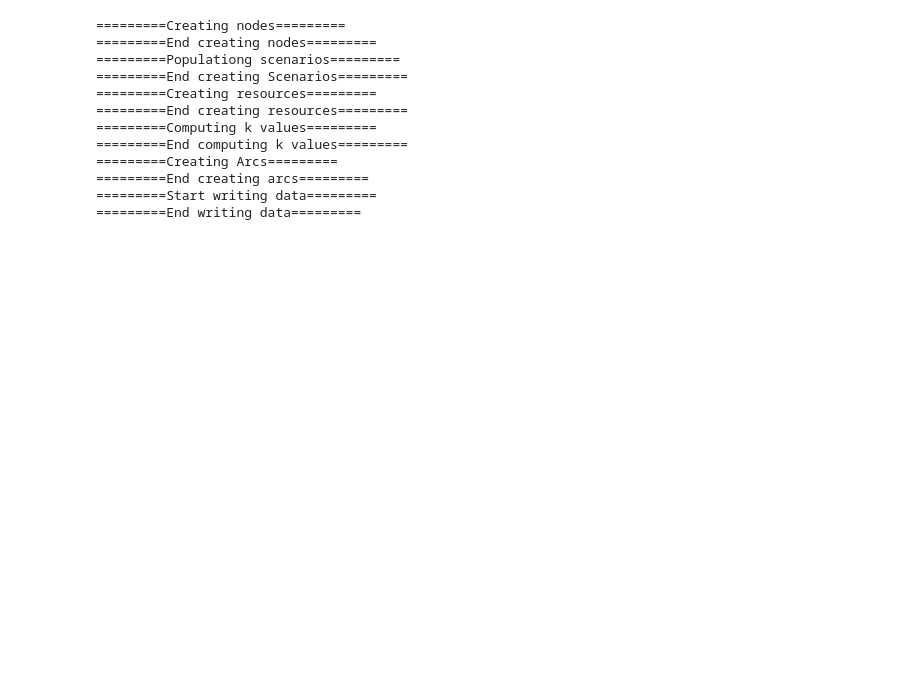
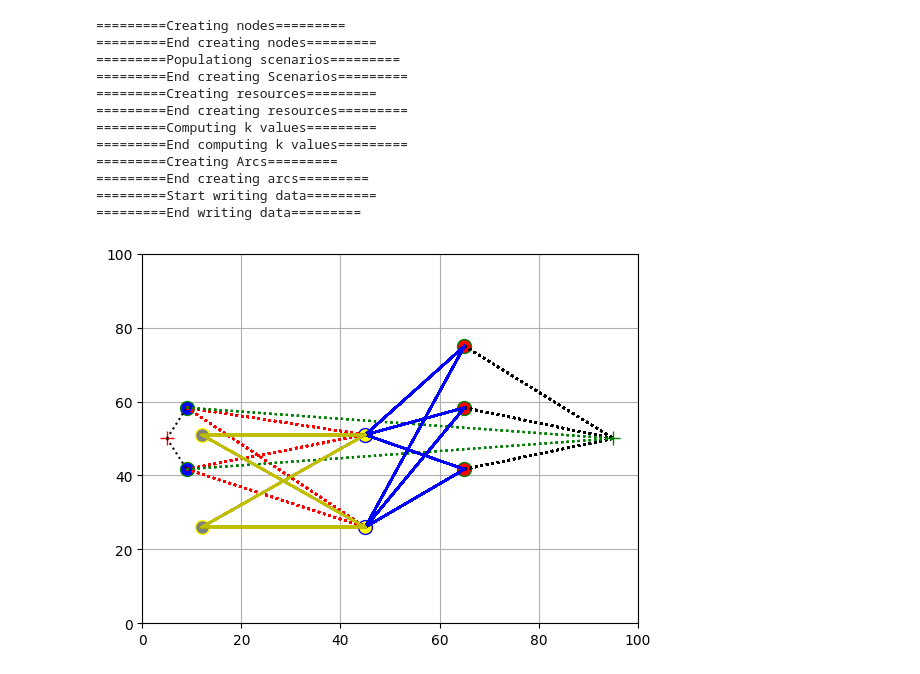
Before and after one commit to dew54/math-opt-project, a Jupyter notebook: stochasticScript.ipynb, the cells around one changed output. Drawn from its saved outputs; the diff is of its cells as text; code cells hidden in the pictures; blank space fills up the shorter version.

```diff
--- a/stochasticScript.ipynb
+++ b/stochasticScript.ipynb
@@ -2,7 +2,8 @@
 from unicodedata import name
 from matplotlib import pyplot as plt
 from matplotlib import collections  as mc
-
+import random
+import math
 import pandas as pd
 import runExpeStoc
 import generateData
@@ -10,20 +11,25 @@ import generateSimpleData
 from classes.utils import Utils
 from classes.plotting import Plotting
 
+#random.seed(123)
+
 num_i = 10
-num_a = 1
-num_b = 4
+num_a = 2
+num_b = 2
 num_c = 3
 num_h = 2
 num_t = 1
 num_selfEva = 1
 numClas = 1
-numScenarios = 5
-upperTimeLimit = 500
-penalty = 7000
-evaDemand = [300, 700]
+numScenarios = 2
+upperTimeLimit = 100
+T = upperTimeLimit
+penalty = 200
+evaDemand = [100,151]
+evaDemand = [math.floor(ed/num_a) for ed in evaDemand]
 objFunction = {
     1 : 'bal_1',
+    2 : 'econ_1'
 }
 
 params = dict()
@@ -38,19 +44,24 @@ else:
     params['force_eva_percent'] = True
 # %%
 data = generateData.generateData(num_i, num_a, num_h, num_b, num_c, num_selfEva, evaDemand, numClas, numScenarios)
+
+plotting = Plotting(data)
+plotting.plotBase()
+plotting.plotResourceArcs()
 # %% [output]
 =========Creating nodes=========
 =========End creating nodes=========
 =========Populationg scenarios=========
 =========End creating Scenarios=========
 =========Creating resources=========
 =========End creating resources=========
 =========Computing k values=========
 =========End computing k values=========
 =========Creating Arcs=========
 =========End creating arcs=========
 =========Start writing data=========
 =========End writing data=========
+[figure, added]
 # %%
 status, runtime, objVal, experiment = runExpeStoc.runExpeStochastic(data, params)
 # %% [output]
```
Also changed, not shown: parts of 3 cells of this notebook, 8 other files.
